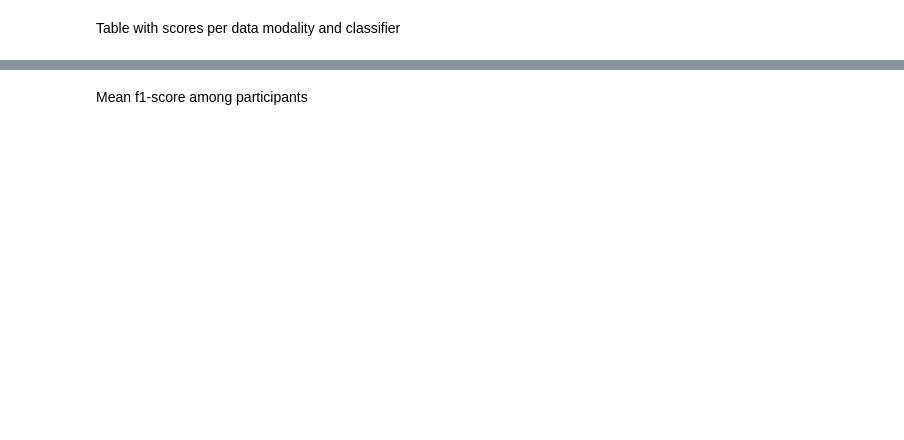
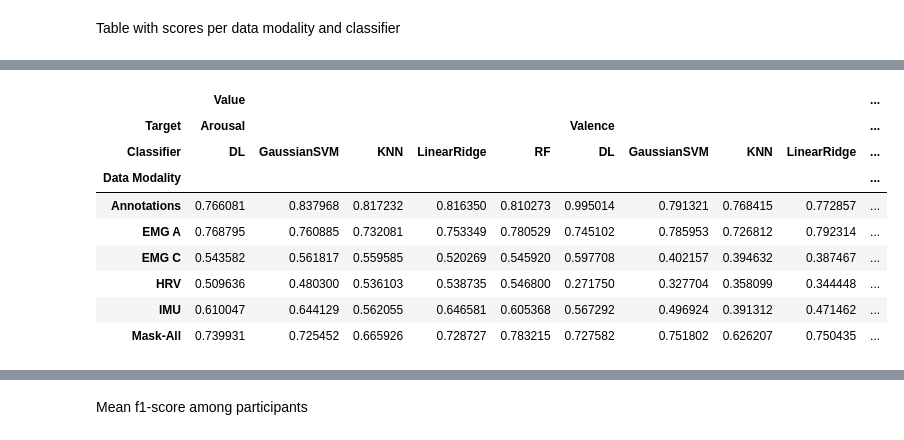
Before and after one commit to michalgnacek/AVDOS-VR, a Jupyter notebook: notebooks/3_ml_classification.ipynb, the cells around one changed output, grey strips where cells are left out. Saved outputs shown, nothing was run; the diff lists cells and outputs as text; code cells hidden in the pictures; blank space fills up the shorter version.

```diff
--- a/notebooks/3_ml_classification.ipynb
+++ b/notebooks/3_ml_classification.ipynb
@@ -646,2 +773,5 @@ data_results_main
 # %% [markdown]
 Table with scores per data modality and classifier
+# %%
+df_table = data_results_main.stack().reset_index().rename(columns={"level_4":"Metric",0:"Value"})
+df_table
@@ -648,6 +798,15 @@ Table with scores per data modality and classifier
 # %%
-df_table = data_results_main.stack().reset_index()
-df_table = df_table.rename(columns={"level_3":"Metric",0:"Value"})
-df_table_mean = df_table.groupby(["Data Modality","Classifier","Metric"]).mean().drop("Subject",axis=1).unstack(["Classifier","Metric"])
+df_table_mean = df_table.groupby(["Target","Data Modality","Classifier"]).mean().drop("Subject",axis=1).unstack(["Target","Classifier"])
 df_table_mean
+# %% [output]
+|  | Value |  |  |  |  |  |  |  |  | ... |
+| Target | Arousal |  |  |  |  | Valence |  |  |  | ... |
+| Classifier | DL | GaussianSVM | KNN | LinearRidge | RF | DL | GaussianSVM | KNN | LinearRidge | ... |
+| Data Modality |  |  |  |  |  |  |  |  |  | ... |
+| Annotations | 0.766081 | 0.837968 | 0.817232 | 0.816350 | 0.810273 | 0.995014 | 0.791321 | 0.768415 | 0.772857 | ... |
+| EMG A | 0.768795 | 0.760885 | 0.732081 | 0.753349 | 0.780529 | 0.745102 | 0.785953 | 0.726812 | 0.792314 | ... |
+| EMG C | 0.543582 | 0.561817 | 0.559585 | 0.520269 | 0.545920 | 0.597708 | 0.402157 | 0.394632 | 0.387467 | ... |
+| HRV | 0.509636 | 0.480300 | 0.536103 | 0.538735 | 0.546800 | 0.271750 | 0.327704 | 0.358099 | 0.344448 | ... |
+| IMU | 0.610047 | 0.644129 | 0.562055 | 0.646581 | 0.605368 | 0.567292 | 0.496924 | 0.391312 | 0.471462 | ... |
+| Mask-All | 0.739931 | 0.725452 | 0.665926 | 0.728727 | 0.783215 | 0.727582 | 0.751802 | 0.626207 | 0.750435 | ... |
 # %%
```
Also changed, not shown: parts of 28 cells of this notebook, 6 other files.
